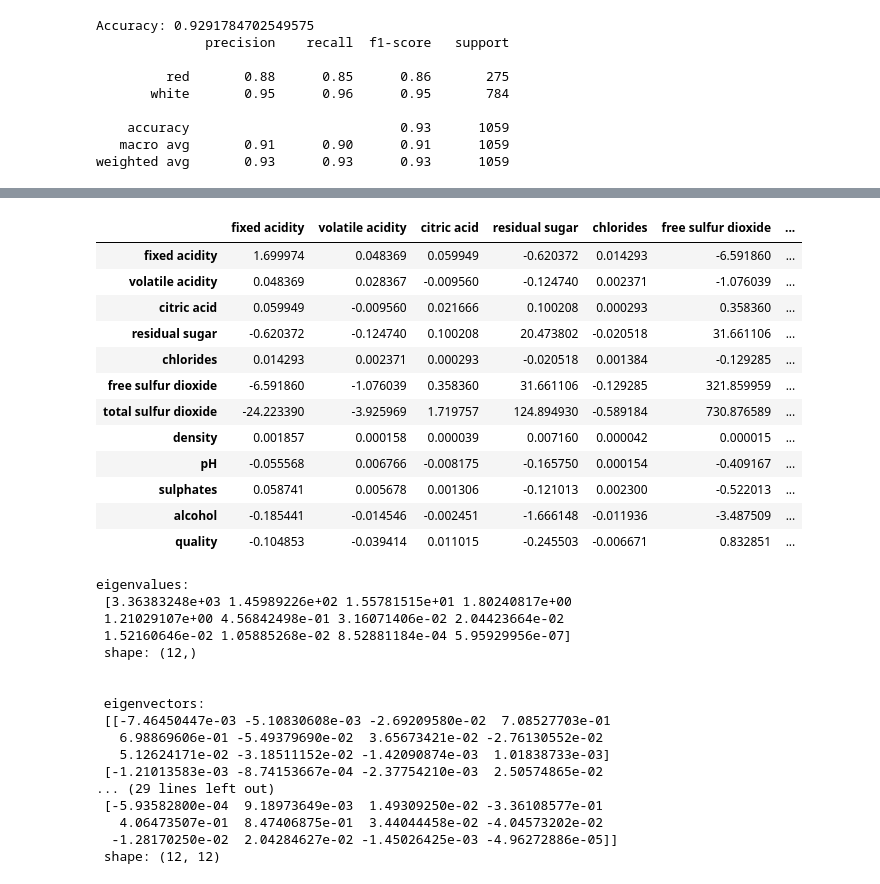
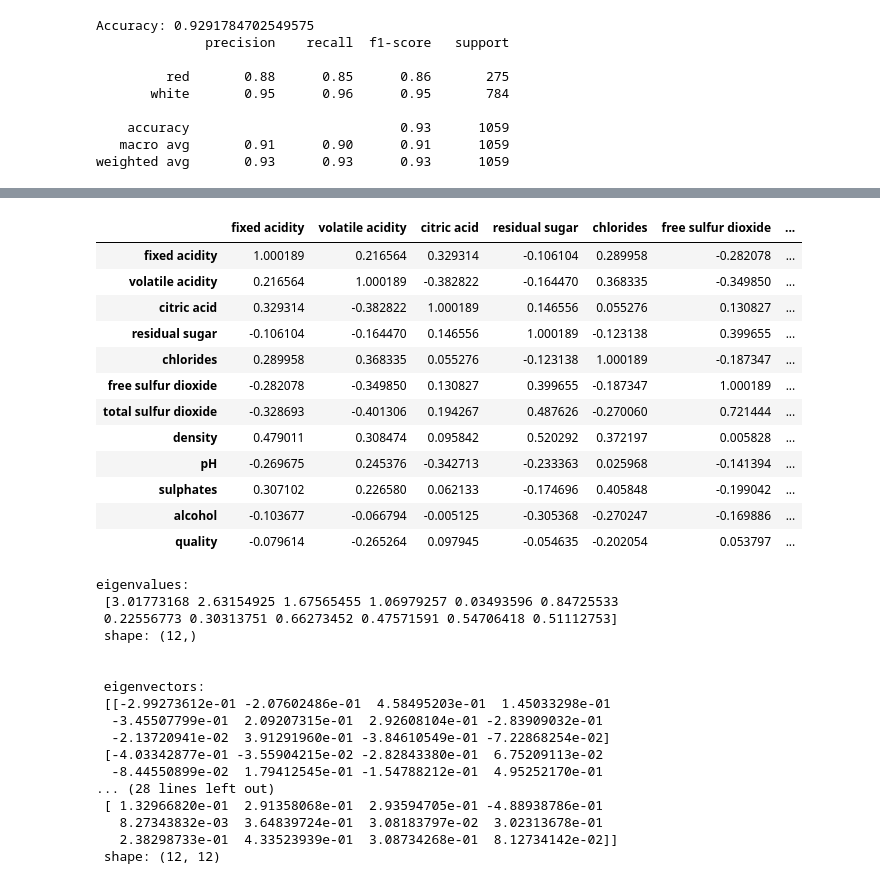
Before and after one commit to SankalpMehani/ml-review, a Jupyter notebook: Task_PCA.ipynb, the cells around one changed output, grey strips where cells are left out. Saved outputs shown, nothing was run; the diff lists cells and outputs as text; code cells hidden in the pictures.

```diff
--- a/Task_PCA.ipynb
+++ b/Task_PCA.ipynb
@@ -165,0 +190,8 @@ array(['white', 'white', 'white', ..., 'white', 'white', 'white'],
+# %%
+# Data Loading
+import pandas as pd
+import numpy as np
+
+wine_data_path = "https://docs.google.com/spreadsheets/d/e/2PACX-1vQDVwxneOKOaJL13QMhkAhYrgWlH1tICY7RacUnj_lL8m9uUWaaUf3p7bScNyh_D2Rvt7nc1q11adSy/pub?gid=647503637&single=true&output=csv"
+wine = pd.read_csv(wine_data_path)
+wine.head(1)
@@ -165,0 +246,3 @@ array(['white', 'white', 'white', ..., 'white', 'white', 'white'],
+# %%
+wine.drop_duplicates(inplace=True)
+wine.shape
@@ -165,0 +251,3 @@ array(['white', 'white', 'white', ..., 'white', 'white', 'white'],
+# %%
+wine.dropna(inplace=True)
+wine.shape
@@ -165,0 +256,6 @@ array(['white', 'white', 'white', ..., 'white', 'white', 'white'],
+# %%
+from sklearn.preprocessing import StandardScaler
+
+scaler = StandardScaler()
+wine.iloc[:, 1:13] = scaler.fit_transform(wine.iloc[:, 1:13])
+wine.head(5)
@@ -166,41 +271,41 @@ array(['white', 'white', 'white', ..., 'white', 'white', 'white'],
 # %%
-covariance_matrix = X_train.cov()
+covariance_matrix = wine.iloc[:,1:].cov()
 covariance_matrix
 # %% [output]
 |  | fixed acidity | volatile acidity | citric acid | residual sugar | chlorides | free sulfur dioxide | ... |
-| fixed acidity | 1.699974 | 0.048369 | 0.059949 | -0.620372 | 0.014293 | -6.591860 | ... |
-| volatile acidity | 0.048369 | 0.028367 | -0.009560 | -0.124740 | 0.002371 | -1.076039 | ... |
-| citric acid | 0.059949 | -0.009560 | 0.021666 | 0.100208 | 0.000293 | 0.358360 | ... |
-| residual sugar | -0.620372 | -0.124740 | 0.100208 | 20.473802 | -0.020518 | 31.661106 | ... |
-| chlorides | 0.014293 | 0.002371 | 0.000293 | -0.020518 | 0.001384 | -0.129285 | ... |
-| free sulfur dioxide | -6.591860 | -1.076039 | 0.358360 | 31.661106 | -0.129285 | 321.859959 | ... |
-| total sulfur dioxide | -24.223390 | -3.925969 | 1.719757 | 124.894930 | -0.589184 | 730.876589 | ... |
-| density | 0.001857 | 0.000158 | 0.000039 | 0.007160 | 0.000042 | 0.000015 | ... |
-| pH | -0.055568 | 0.006766 | -0.008175 | -0.165750 | 0.000154 | -0.409167 | ... |
-| sulphates | 0.058741 | 0.005678 | 0.001306 | -0.121013 | 0.002300 | -0.522013 | ... |
-| alcohol | -0.185441 | -0.014546 | -0.002451 | -1.666148 | -0.011936 | -3.487509 | ... |
-| quality | -0.104853 | -0.039414 | 0.011015 | -0.245503 | -0.006671 | 0.832851 | ... |
+| fixed acidity | 1.000189 | 0.216564 | 0.329314 | -0.106104 | 0.289958 | -0.282078 | ... |
+| volatile acidity | 0.216564 | 1.000189 | -0.382822 | -0.164470 | 0.368335 | -0.349850 | ... |
+| citric acid | 0.329314 | -0.382822 | 1.000189 | 0.146556 | 0.055276 | 0.130827 | ... |
+| residual sugar | -0.106104 | -0.164470 | 0.146556 | 1.000189 | -0.123138 | 0.399655 | ... |
+| chlorides | 0.289958 | 0.368335 | 0.055276 | -0.123138 | 1.000189 | -0.187347 | ... |
+| free sulfur dioxide | -0.282078 | -0.349850 | 0.130827 | 0.399655 | -0.187347 | 1.000189 | ... |
+| total sulfur dioxide | -0.328693 | -0.401306 | 0.194267 | 0.487626 | -0.270060 | 0.721444 | ... |
+| density | 0.479011 | 0.308474 | 0.095842 | 0.520292 | 0.372197 | 0.005828 | ... |
+| pH | -0.269675 | 0.245376 | -0.342713 | -0.233363 | 0.025968 | -0.141394 | ... |
+| sulphates | 0.307102 | 0.226580 | 0.062133 | -0.174696 | 0.405848 | -0.199042 | ... |
+| alcohol | -0.103677 | -0.066794 | -0.005125 | -0.305368 | -0.270247 | -0.169886 | ... |
+| quality | -0.079614 | -0.265264 | 0.097945 | -0.054635 | -0.202054 | 0.053797 | ... |
 # %%
 eigenvalues, eigenvectors = np.linalg.eig(covariance_matrix)
 print(f'''eigenvalues: \n {eigenvalues} \n shape: {eigenvalues.shape}
 \n\n eigenvectors: \n {eigenvectors} \n shape: {eigenvectors.shape}''')
 # %% [output]
 eigenvalues:
- [3.36383248e+03 1.45989226e+02 1.55781515e+01 1.80240817e+00
- 1.21029107e+00 4.56842498e-01 3.16071406e-02 2.04423664e-02
- 1.52160646e-02 1.05885268e-02 8.52881184e-04 5.95929956e-07]
+ [3.01773168 2.63154925 1.67565455 1.06979257 0.03493596 0.84725533
+ 0.22556773 0.30313751 0.66273452 0.47571591 0.54706418 0.51112753]
  shape: (12,)
 
 
  eigenvectors:
- [[-7.46450447e-03 -5.10830608e-03 -2.69209580e-02  7.08527703e-01
-   6.98869606e-01 -5.49379690e-02  3.65673421e-02 -2.76130552e-02
-   5.12624171e-02 -3.18511152e-02 -1.42090874e-03  1.01838733e-03]
- [-1.21013583e-03 -8.74153667e-04 -2.37754210e-03  2.50574865e-02
-... (29 lines left out)
- [-5.93582800e-04  9.18973649e-03  1.49309250e-02 -3.36108577e-01
-   4.06473507e-01  8.47406875e-01  3.44044458e-02 -4.04573202e-02
-  -1.28170250e-02  2.04284627e-02 -1.45026425e-03 -4.96272886e-05]]
+ [[-2.99273612e-01 -2.07602486e-01  4.58495203e-01  1.45033298e-01
+  -3.45507799e-01  2.09207315e-01  2.92608104e-01 -2.83909032e-01
+  -2.13720941e-02  3.91291960e-01 -3.84610549e-01 -7.22868254e-02]
+ [-4.03342877e-01 -3.55904215e-02 -2.82843380e-01  6.75209113e-02
+  -8.44550899e-02  1.79412545e-01 -1.54788212e-01  4.95252170e-01
+... (28 lines left out)
+ [ 1.32966820e-01  2.91358068e-01  2.93594705e-01 -4.88938786e-01
+   8.27343832e-03  3.64839724e-01  3.08183797e-02  3.02313678e-01
+   2.38298733e-01  4.33523939e-01  3.08734268e-01  8.12734142e-02]]
  shape: (12, 12)
 # %%
 pc = eigenvectors[0:3]
```
Also changed, not shown: parts of 28 cells of this notebook.
